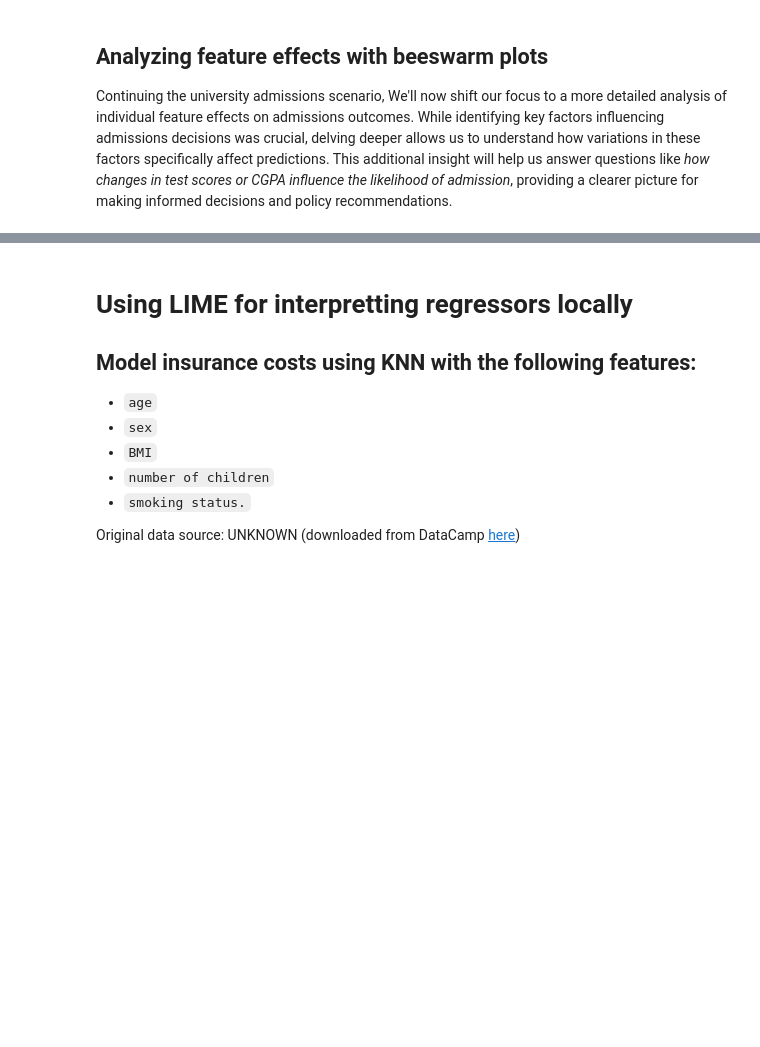
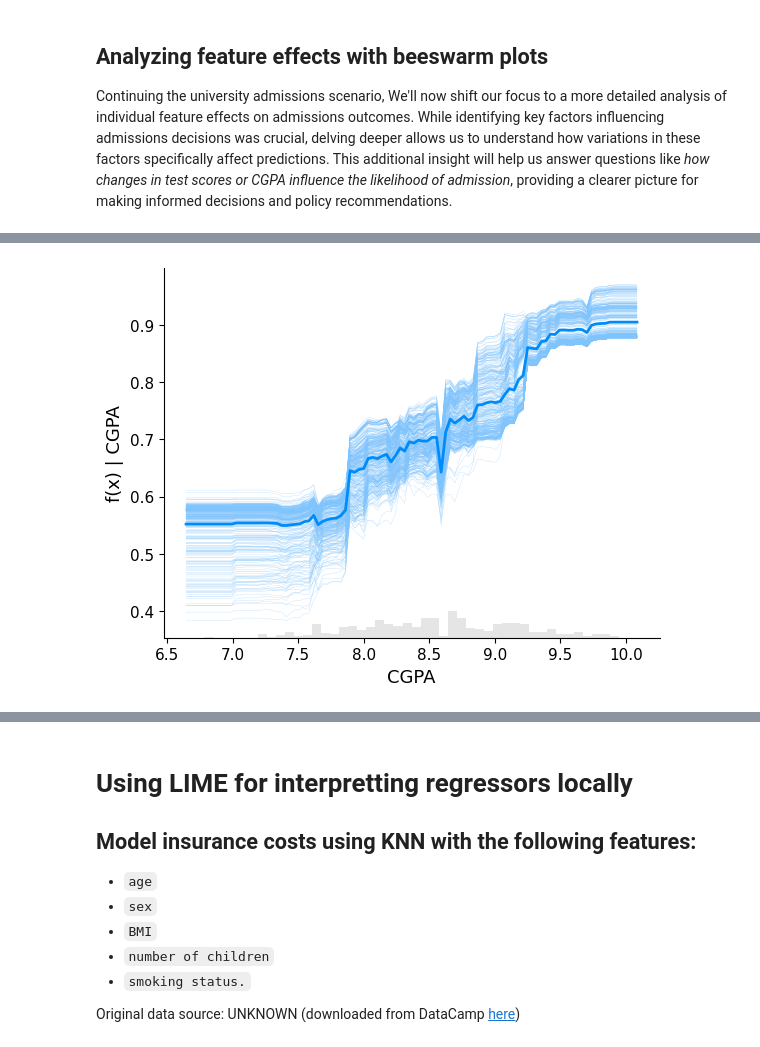
Before and after one commit to MichaelSzczepaniak/MLAIProjects, a Jupyter notebook: ExplainableML/ExplainableML.ipynb, the cells around one changed output, grey strips where cells are left out. Cells and saved outputs as stored; diff of their text form; code cells hidden in the pictures; blank space fills up the shorter version.

```diff
--- a/ExplainableML/ExplainableML.ipynb
+++ b/ExplainableML/ExplainableML.ipynb
@@ -747,0 +751,5 @@ Continuing the university admissions scenario, We'll now shift our focus to a mo
+# %%
+# Generate the partial dependence plot for CGPA using the RF regressor we built earlier
+shap.partial_dependence_plot("CGPA", rfr_admin_model.predict, X_train_adm)
+# %% [output]
+[figure, added]
```
Also changed, not shown: parts of 12 cells of this notebook.
